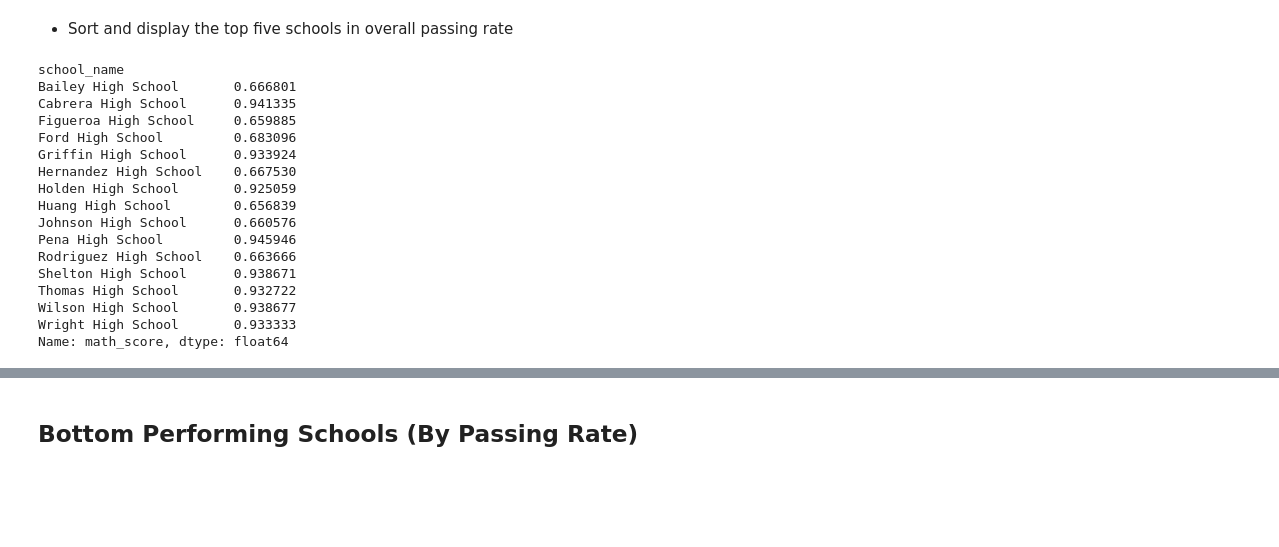
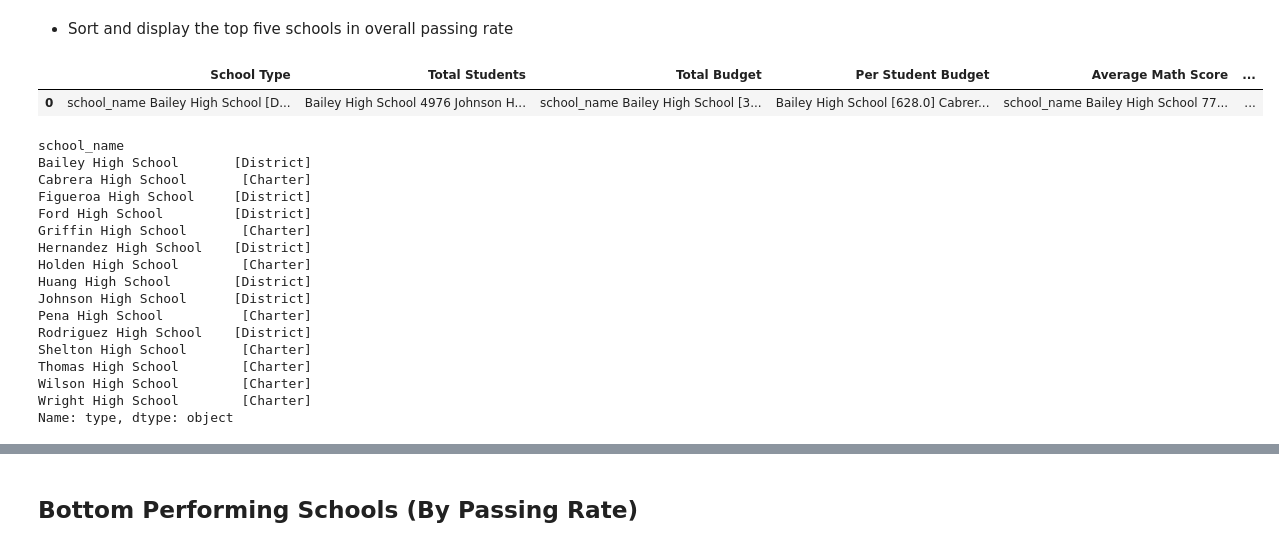
Before and after one commit to mrudolph1229/Pandas-Homework, a Jupyter notebook: PyCitySchools/tester.ipynb, the cells around one changed output, grey strips where cells are left out. Drawn from its saved outputs; the diff is of its cells as text; code cells hidden in the pictures; blank space fills up the shorter version.

```diff
--- a/PyCitySchools/tester.ipynb
+++ b/PyCitySchools/tester.ipynb
@@ -109,30 +107,51 @@ math_passing= school_data_complete[school_data_complete["math_score"]>69].groupb
 # %%
+school_counts = school_data_complete["school_name"].value_counts()
 grouped_schools = school_data_complete.groupby(["school_name"])
 school_type = grouped_schools["type"].unique()
-total_students = grouped_schools["student_name"].count()
+total_students = school_data_complete["school_name"].value_counts()
 budget= grouped_schools["budget"].unique()
 budget_per = budget/total_students
 avg_math = grouped_schools["math_score"].mean()
 avg_reading = grouped_schools["reading_score"].mean()
-school_total = school_data_complete.groupby(["school_name"]).count()
 math_passing= school_data_complete[school_data_complete["math_score"]>69].groupby("school_name").count()
-math_passrate = math_passing["math_score"]/school_total["math_score"]
-math_passrate
+math_passrate = math_passing["math_score"]/total_students
+read_passing= school_data_complete[school_data_complete["reading_score"]>69].groupby("school_name").count()
+read_passrate = read_passing["reading_score"]/total_students
+total_passrate = (math_passrate+read_passrate)/2
+schools=school_data_complete["school_name"].unique()
+school_summary = pd.DataFrame({
+    "School Type":[school_type],
+    "Total Students":[total_students],
+    "Total Budget":[budget],
+    "Per Student Budget": [budget_per],
+    "Average Math Score":[avg_math],
+    "Average Reading Score":[avg_reading],
+    "% Passing Math":[math_passrate],
+    "% Passing Reading":[read_passrate],
+    "% Passing Overall":[total_passrate]
+})
+gp_school_summary=school_summary.groupby(["School"])
+school_summary
 # %% [output]
-school_name
-Bailey High School       0.666801
-Cabrera High School      0.941335
-Figueroa High School     0.659885
-Ford High School         0.683096
-Griffin High School      0.933924
-Hernandez High School    0.667530
-Holden High School       0.925059
-Huang High School        0.656839
-Johnson High School      0.660576
-Pena High School         0.945946
-Rodriguez High School    0.663666
-Shelton High School      0.938671
-Thomas High School       0.932722
-Wilson High School       0.938677
-Wright High School       0.933333
-Name: math_score, dtype: float64
+|  | School Type | Total Students | Total Budget | Per Student Budget | Average Math Score | ... |
+| 0 | school_name Bailey High School [D... | Bailey High School 4976 Johnson H... | school_name Bailey High School [3... | Bailey High School [628.0] Cabrer... | school_name Bailey High School 77... | ... |
+# %%
+school_type
+# %% [output]
+school_name
+Bailey High School       [District]
+Cabrera High School       [Charter]
+Figueroa High School     [District]
+Ford High School         [District]
+Griffin High School       [Charter]
+Hernandez High School    [District]
+Holden High School        [Charter]
+Huang High School        [District]
+Johnson High School      [District]
+Pena High School          [Charter]
+Rodriguez High School    [District]
+Shelton High School       [Charter]
+Thomas High School        [Charter]
+Wilson High School        [Charter]
+Wright High School        [Charter]
+Name: type, dtype: object
```
Also changed, not shown: parts of 5 cells of this notebook.
